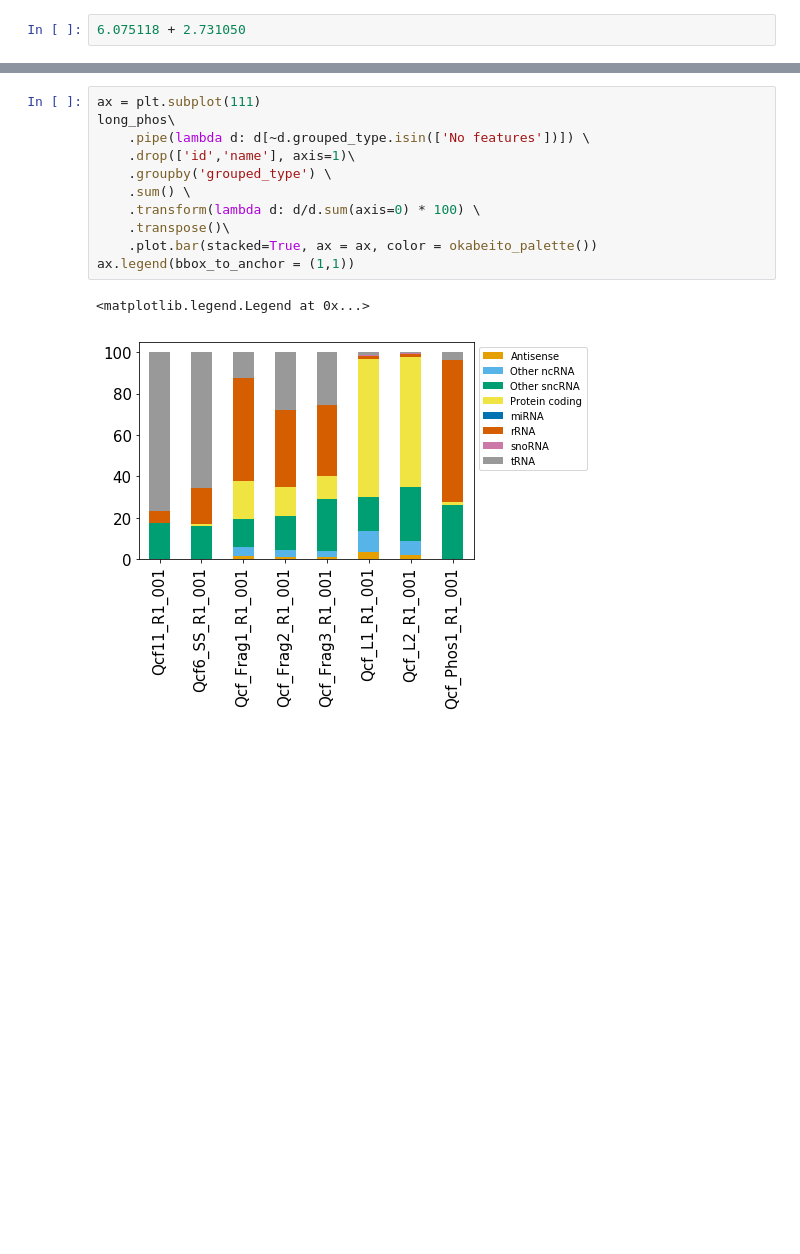
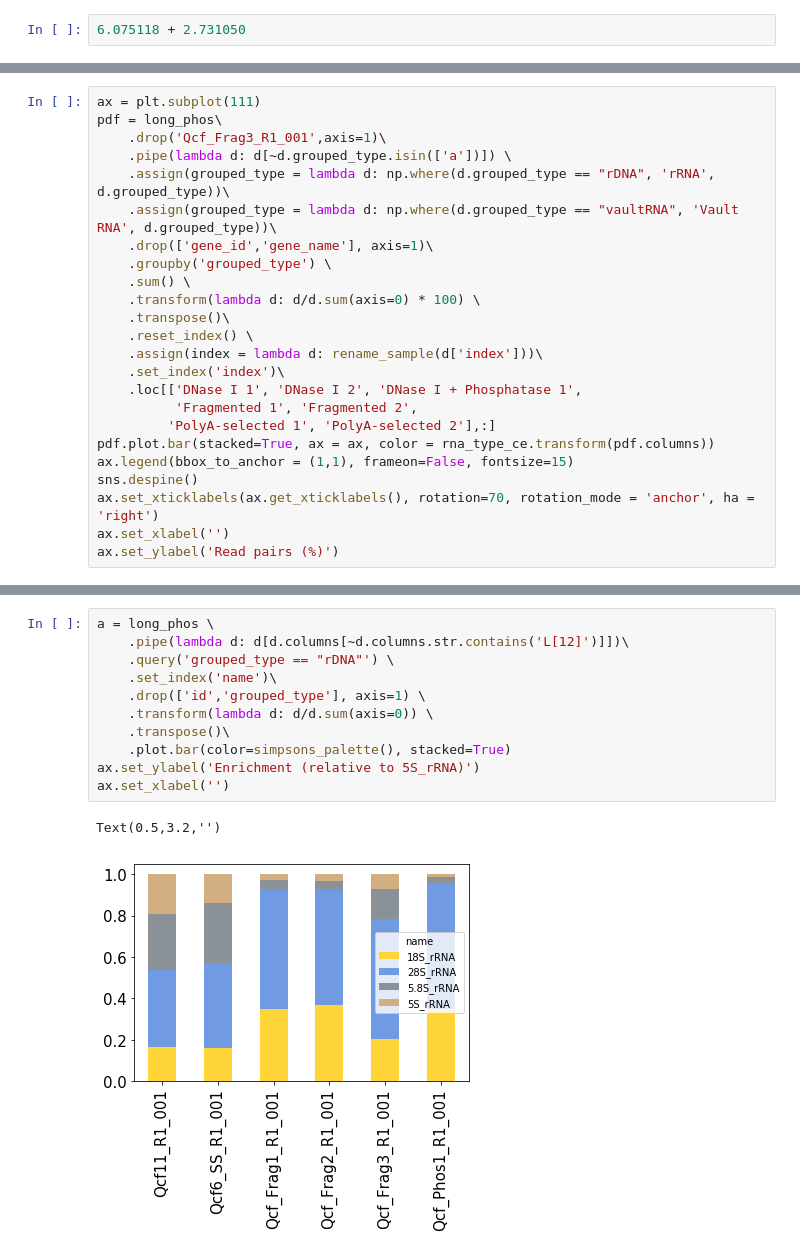
Before and after one commit to wckdouglas/cfNA, a Jupyter notebook: plots/plot_count.ipynb, the cells around one changed output, grey strips where cells are left out. Saved outputs shown, nothing was run; the diff lists cells and outputs as text; blank space fills up the shorter version.

```diff
--- a/plots/plot_count.ipynb
+++ b/plots/plot_count.ipynb
@@ -457,0 +426,24 @@ long_phos.head()
+# %%
+ax = plt.subplot(111)
+pdf = long_phos\
+    .drop('Qcf_Frag3_R1_001',axis=1)\
+    .pipe(lambda d: d[~d.grouped_type.isin(['a'])]) \
+    .assign(grouped_type = lambda d: np.where(d.grouped_type == "rDNA", 'rRNA', d.grouped_type))\
+    .assign(grouped_type = lambda d: np.where(d.grouped_type == "vaultRNA", 'Vault RNA', d.grouped_type))\
+    .drop(['gene_id','gene_name'], axis=1)\
+    .groupby('grouped_type') \
+    .sum() \
+    .transform(lambda d: d/d.sum(axis=0) * 100) \
+    .transpose()\
+    .reset_index() \
+    .assign(index = lambda d: rename_sample(d['index']))\
+    .set_index('index')\
+    .loc[['DNase I 1', 'DNase I 2', 'DNase I + Phosphatase 1',
+          'Fragmented 1', 'Fragmented 2',
+         'PolyA-selected 1', 'PolyA-selected 2'],:]
+pdf.plot.bar(stacked=True, ax = ax, color = rna_type_ce.transform(pdf.columns))
+ax.legend(bbox_to_anchor = (1,1), frameon=False, fontsize=15)
+sns.despine()
+ax.set_xticklabels(ax.get_xticklabels(), rotation=70, rotation_mode = 'anchor', ha = 'right')
+ax.set_xlabel('')
+ax.set_ylabel('Read pairs (%)')
@@ -458,14 +453,14 @@ long_phos.head()
 # %%
-ax = plt.subplot(111)
-long_phos\
-    .pipe(lambda d: d[~d.grouped_type.isin(['No features'])]) \
-    .drop(['id','name'], axis=1)\
-    .groupby('grouped_type') \
-    .sum() \
-    .transform(lambda d: d/d.sum(axis=0) * 100) \
+a = long_phos \
+    .pipe(lambda d: d[d.columns[~d.columns.str.contains('L[12]')]])\
+    .query('grouped_type == "rDNA"') \
+    .set_index('name')\
+    .drop(['id','grouped_type'], axis=1) \
+    .transform(lambda d: d/d.sum(axis=0)) \
     .transpose()\
-    .plot.bar(stacked=True, ax = ax, color = okabeito_palette())
-ax.legend(bbox_to_anchor = (1,1))
+    .plot.bar(color=simpsons_palette(), stacked=True)
+ax.set_ylabel('Enrichment (relative to 5S_rRNA)')
+ax.set_xlabel('')
 # %% [output]
-<matplotlib.legend.Legend at 0x...>
+Text(0.5,3.2,'')
-[figure, old version]
+[figure, new version]
```
Also changed, not shown: parts of 14 cells of this notebook, 9 other files.
